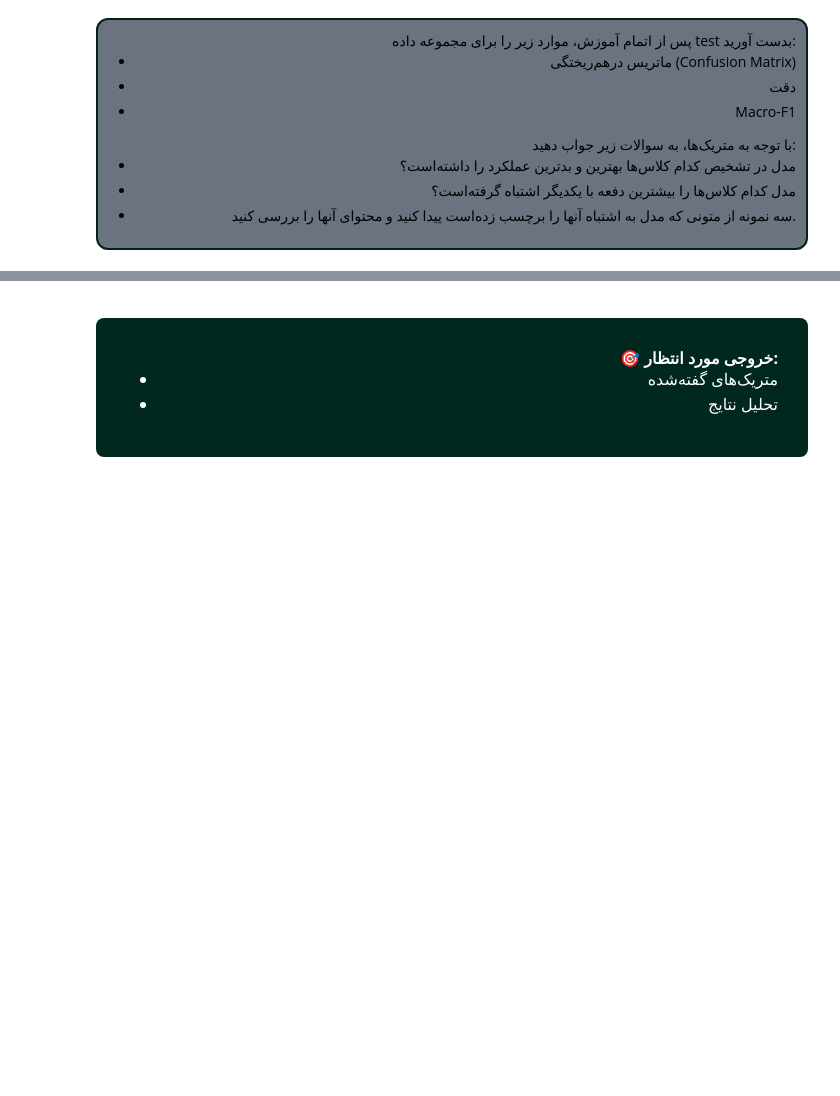
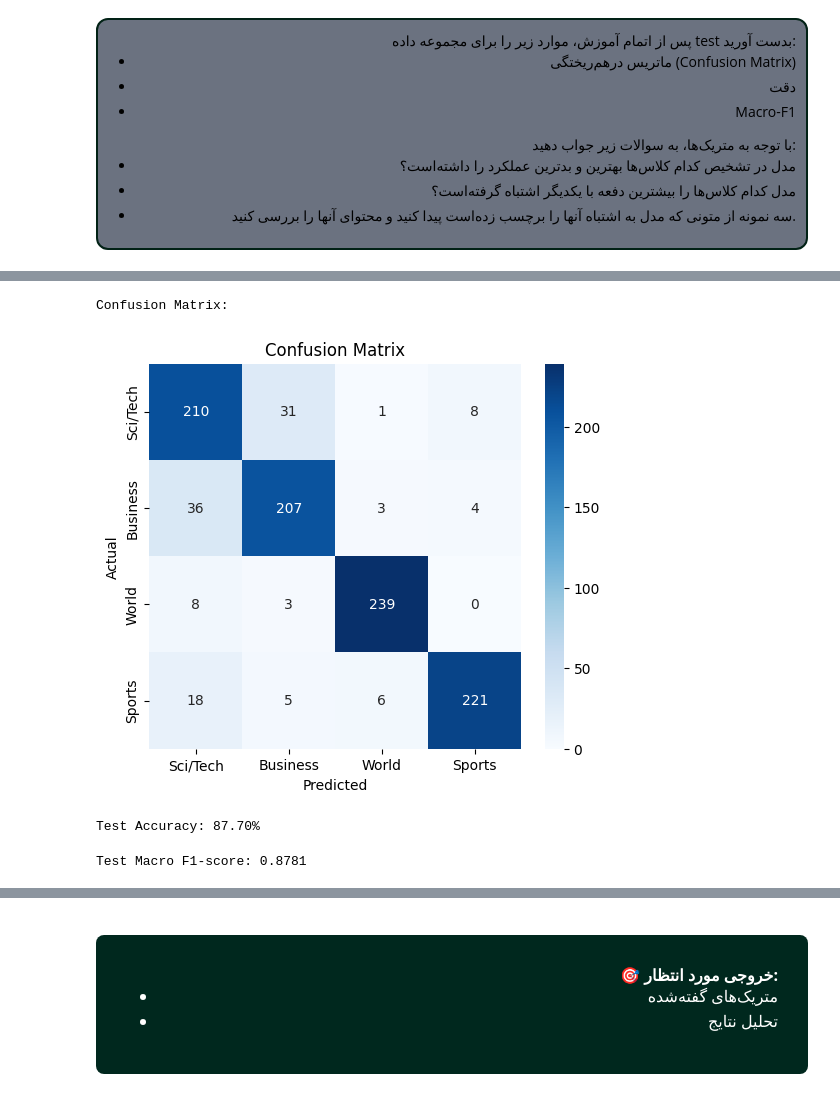
Before and after one commit to MahdyMokh7/NLP-miniProjects, a Jupyter notebook: CA3/HW3.ipynb, the cells around one changed output, grey strips where cells are left out. Cells and saved outputs as stored; diff of their text form; code cells hidden in the pictures; blank space fills up the shorter version.

```diff
--- a/CA3/HW3.ipynb
+++ b/CA3/HW3.ipynb
@@ -1142,0 +1694,59 @@ Running t-SNE on full vocabulary... (this takes a little time)
+# %%
+import torch
+from sklearn.metrics import confusion_matrix, accuracy_score, f1_score
+import seaborn as sns
+import matplotlib.pyplot as plt
+
+label_mapping = dict(zip(test_df['label'].unique(), test_df['label_text'].unique()))
+
+# Loading the best model
+model.load_state_dict(torch.load(model_news_save_path))
+model.eval()
+model.to(device)
+
+all_preds = []
+all_labels = []
+
+with torch.no_grad():
+    for batch in test_loader:
+        embeddings, labels = batch
+        embeddings, labels = embeddings.to(device), labels.to(device)
+
+        outputs = model(embeddings)
+        _, preds = torch.max(outputs, 1)
+
+        all_preds.extend(preds.cpu().tolist())
+        all_labels.extend(labels.cpu().tolist())
+
+
+all_labels_text = [label_mapping[label] for label in all_labels]
+all_preds_text = [label_mapping[pred] for pred in all_preds]
+# %%
+# Confusion matrix
+cm = confusion_matrix(all_labels_text, all_preds_text)
+print("Confusion Matrix:")
+
+# Plot confusion matrix
+plt.figure(figsize=(6,5))
+sns.heatmap(cm, annot=True, fmt='d', cmap='Blues', xticklabels=label_mapping.values(), yticklabels=label_mapping.values())
+plt.xlabel("Predicted")
+plt.ylabel("Actual")
+plt.title("Confusion Matrix")
+plt.show()
+# %% [output]
+Confusion Matrix:
+[figure, added]
+# %%
+# Accuracy
+
+accuracy = accuracy_score(all_labels, all_preds)
+print(f"Test Accuracy: {accuracy*100:.2f}%")
+# %% [output]
+Test Accuracy: 87.70%
+# %%
+# Macro F1-score
+
+macro_f1 = f1_score(all_labels, all_preds, average='macro')
+print(f"Test Macro F1-score: {macro_f1:.4f}")
+# %% [output]
+Test Macro F1-score: 0.8781
```
Also changed, not shown: parts of 60 cells of this notebook, 1 other file.
